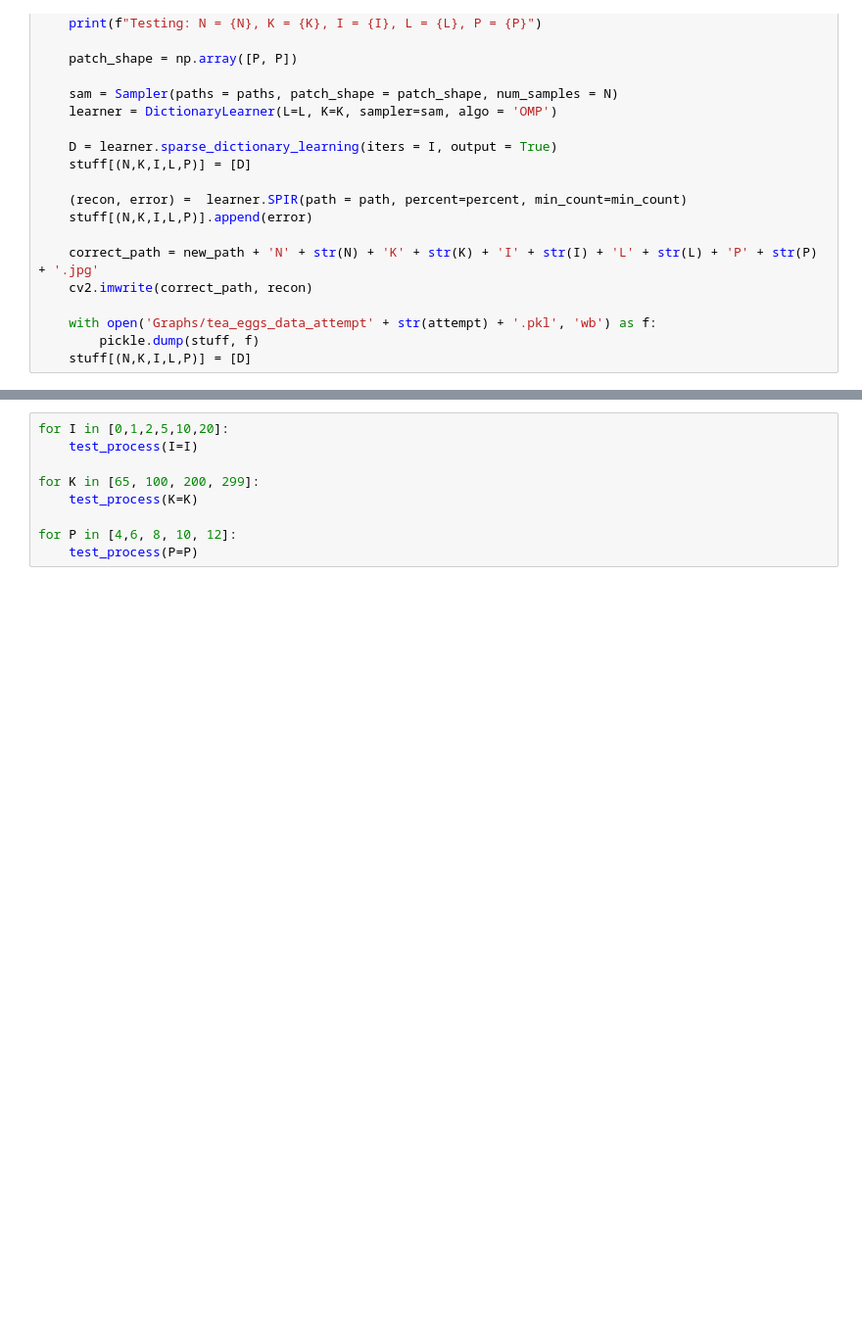
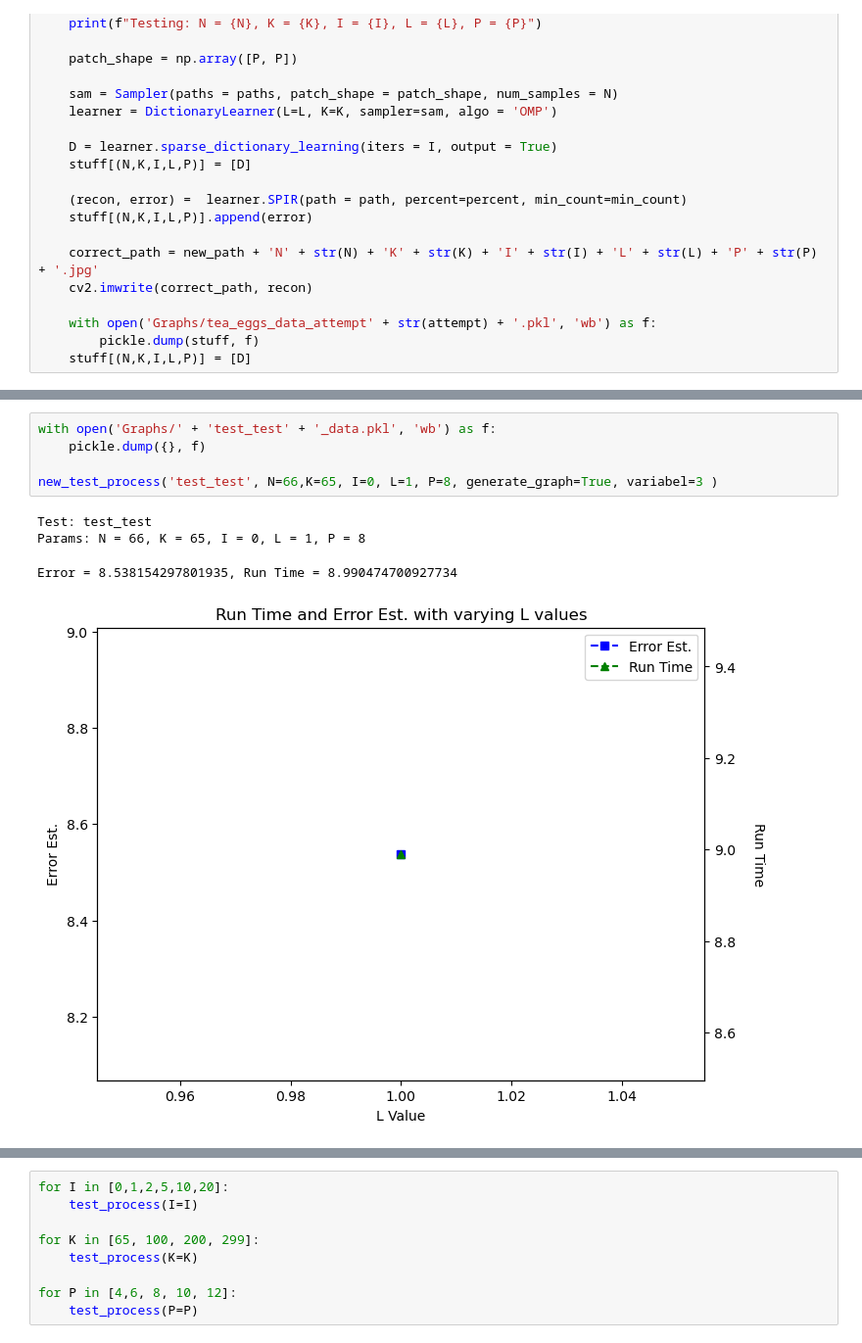
Before and after one commit to rainonej/Sparse-Dictionary-Learning, a Jupyter notebook: Tests.ipynb, the cells around one changed output, grey strips where cells are left out. Shown at 98% size. Drawn from its saved outputs; the diff is of its cells as text; blank space fills up the shorter version.

Commit message:
set up another massive test

```diff
--- a/Tests.ipynb
+++ b/Tests.ipynb
@@ -447,0 +504,10 @@ def test_process(N=300, K=100, I=5, L=4, P=8):
+# %%
+with open('Graphs/' + 'test_test' + '_data.pkl', 'wb') as f:
+    pickle.dump({}, f)
+
+new_test_process('test_test', N=66,K=65, I=0, L=1, P=8, generate_graph=True, variabel=3 )
+# %% [output]
+Test: test_test
+Params: N = 66, K = 65, I = 0, L = 1, P = 8
+Error = 8.538154297801935, Run Time = 8.990474700927734
+[figure, added]
```
Also changed, not shown: parts of 13 cells of this notebook, 9 other files.
